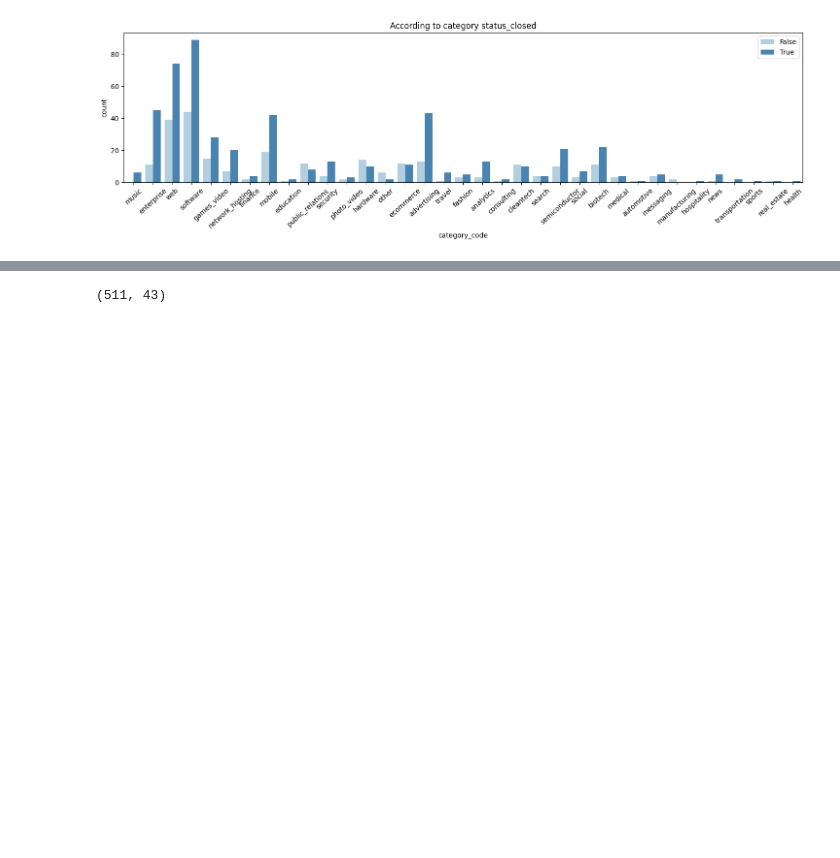
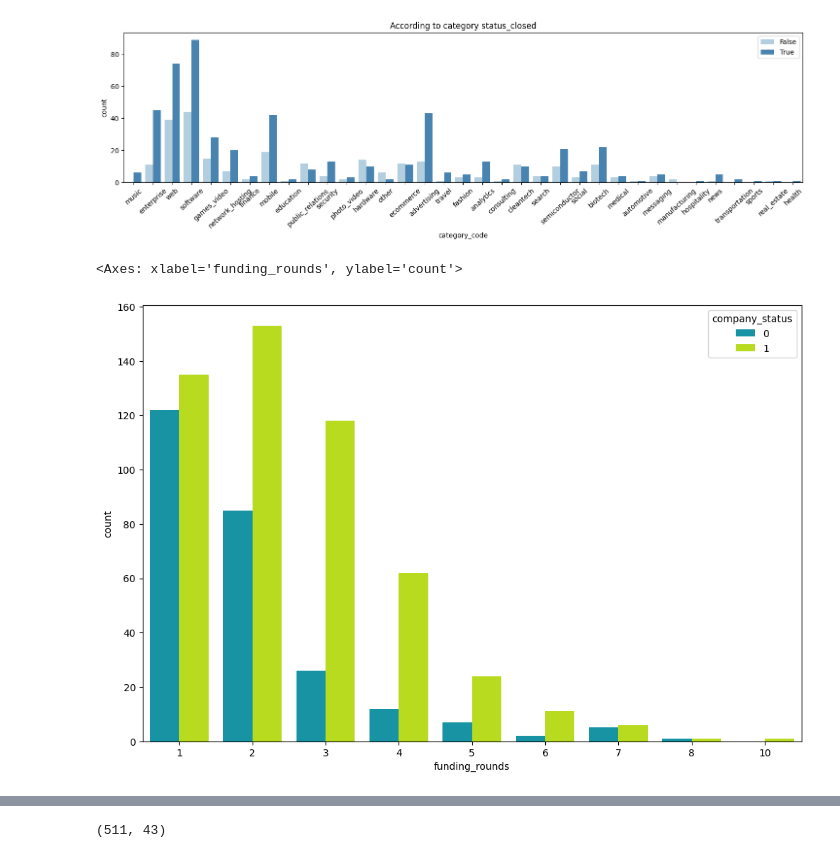
Before and after one commit to Meghamala/Startup_Success_Prediction, a Jupyter notebook: initial.ipynb, the cells around one changed output, grey strips where cells are left out. Saved outputs shown, nothing was run; the diff lists cells and outputs as text; code cells hidden in the pictures; blank space fills up the shorter version.

```diff
--- a/initial.ipynb
+++ b/initial.ipynb
@@ -370,0 +405,6 @@ plt.show()
+# %%
+new_df['company_status'] = new_df['status']
+new_df['company_status'] = new_df['company_status'].replace('acquired', 1)
+new_df['company_status'] = new_df['company_status'].replace('closed', 0)
+new_df.head(5)
+new_df.drop('status', axis=1)
@@ -422,3 +505,13 @@ sns.countplot(x=new_df["category_code"], hue=new_df['labels'].eq(1), palette="Bl
 plt.legend(loc=1);
 # %% [output]
 [figure]
+# %%
+#which funding_rounds related to acquired or closed startup?
+
+fig, ax = plt.subplots(figsize=(12,8))
+
+sns.countplot(x="funding_rounds", hue="company_status", data=new_df, palette="nipy_spectral",
+              order=new_df.funding_rounds.value_counts().index)
+# %% [output]
+<Axes: xlabel='funding_rounds', ylabel='count'>
+[figure, added]
```
Also changed, not shown: parts of 22 cells of this notebook.
